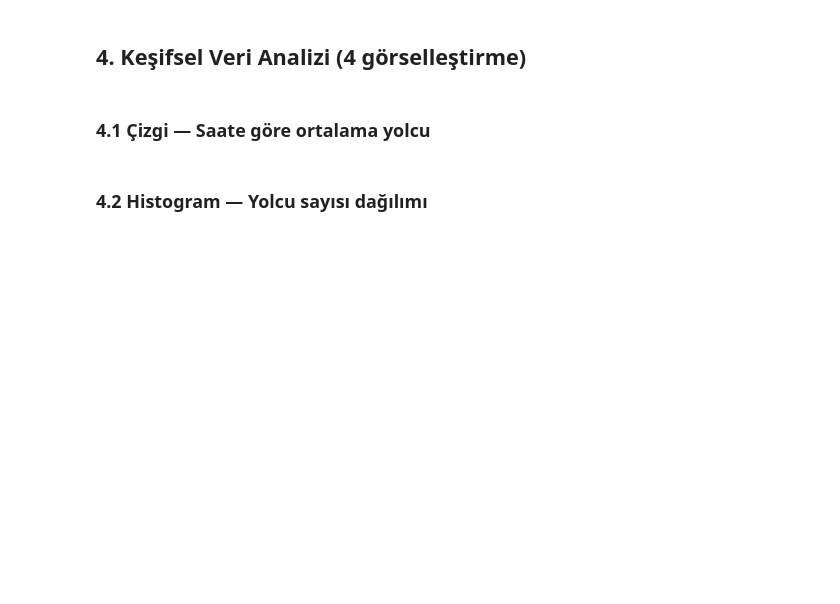
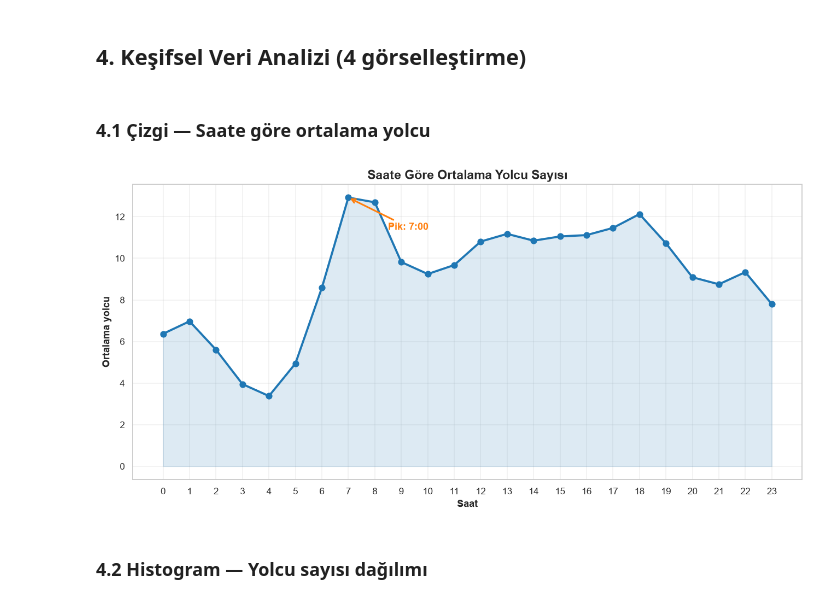
Before and after one commit to gurkankilinc/Veri-Bilimi-Final-Projesi, a Jupyter notebook: notebooks/analiz.ipynb, the cells around one changed output. Cells and saved outputs as stored; diff of their text form; code cells hidden in the pictures; blank space fills up the shorter version.

```diff
--- a/notebooks/analiz.ipynb
+++ b/notebooks/analiz.ipynb
@@ -32,14 +50,19 @@ ANA_RENK = PALET[2]                          # tek seri grafiklerde kullanılaca
 > bu eşlemeyi kullanır; başka hiçbir yeri elle değiştirmene gerek kalmaz.
 # %%
 # Sol taraf: kodun kullandığı standart adlar — DEĞİŞTİRME
-# Sağ taraf: CSV'deki gerçek sütun adları — Adım 2'den sonra DÜZELT
+# Sağ taraf: CSV'deki gerçek sütun adları
+# ÖNEMLİ: 'transition_date' yalnızca TARİH içerir; saat ayrı sütunda: 'transition_hour'.
+# Ayrıca 'line' = güzergah adı, 'line_name' = hat KODU (55T). Pareto için kodu kullanıyoruz.
 S = {
-    "tarih":        "transition_date",        # tarih-saat sütunu
-    "tur":          "transport_type_desc",    # ulaşım türü (OTOBÜS, METRO, ...)
-    "hat":          "line",                   # hat adı
-    "yolcu":        "number_of_passenger",    # yolcu sayısı (hedef değişken)
+    "tarih":    "transition_date",     # sadece tarih (saat yok!)
+    "saat_col": "transition_hour",     # saat (0-23) — ASIL saat bilgisi burada
+    "tur_id":   "transport_type_id",   # 1=Karayolu(Otobüs), 2=Raylı, 3=Deniz
+    "hat":      "line_name",           # hat KODU (55T, 522...) — Pareto için
+    "guzergah": "line",                # güzergah adı (GAZIOSMANPASA-TAKSIM)
+    "yolcu":    "number_of_passenger", # hedef değişken
+    "yol_tipi": "road_type",
 }
-OTOBUS_DEGERI = "OTOBÜS"   # 'tur' sütununda otobüsü ifade eden değer
+OTOBUS_TUR_ID = 1  # transport_type_id == 1 → Karayolu (otobüs)
 # %% [markdown]
 ## 2. Veri Yükleme ve Tanıma
 # %%
@@ -85,4 +173,14 @@ print("Tatil günü kayıt sayısı:", int(df["tatil_mi"].sum()))
 # %%
-# --- 3.3 Otobüse filtrele (tema: İETT) ---
-otobus = df[df[S["tur"]].astype(str).str.upper() == OTOBUS_DEGERI].copy()
-print("Otobüs satır sayısı:", len(otobus))
+# --- 3.3 Resmî tatil işaretleme (2023 Türkiye resmî tatilleri) ---
+RESMI_TATILLER_2023 = pd.to_datetime([
+    "2023-01-01",                                          # Yılbaşı
+    "2023-04-21", "2023-04-22", "2023-04-23",              # Ramazan Bayramı
+    "2023-04-23",                                          # 23 Nisan
+    "2023-05-01", "2023-05-19",                            # 1 Mayıs, 19 Mayıs
+    "2023-06-28", "2023-06-29", "2023-06-30", "2023-07-01",# Kurban Bayramı
+    "2023-07-15",                                          # 15 Temmuz
+    "2023-08-30",                                          # 30 Ağustos
+    "2023-10-29",                                          # Cumhuriyet Bayramı
+])
+otobus["tatil_mi"] = otobus["tarih_gun"].isin(RESMI_TATILLER_2023)
+print("Tatil günü kayıt sayısı:", int(otobus["tatil_mi"].sum()))
@@ -108,10 +216,21 @@ print("Temiz veri kaydedildi:", otobus.shape)
 ### 4.1 Çizgi — Saate göre ortalama yolcu
 # %%
 saatlik = otobus.groupby("saat")[S["yolcu"]].mean()
-ax = saatlik.plot(marker="o", color=ANA_RENK, linewidth=2)
+fig, ax = plt.subplots()
+ax.plot(saatlik.index, saatlik.values, marker="o", color=ANA_RENK,
+        linewidth=2.5, markersize=7, zorder=3)
+ax.fill_between(saatlik.index, saatlik.values, alpha=0.15, color=ANA_RENK)
+pik = int(saatlik.idxmax())
+ax.annotate(f"Pik: {pik}:00", xy=(pik, saatlik.max()),
+            xytext=(pik + 1.5, saatlik.max() * 0.88), fontweight="bold", color=VURGU,
+            arrowprops=dict(arrowstyle="->", color=VURGU, lw=2))
+ax.set_xticks(range(0, 24))
 ax.set(title="Saate Göre Ortalama Yolcu Sayısı", xlabel="Saat", ylabel="Ortalama yolcu")
+binlik(ax)
 plt.tight_layout(); plt.savefig("../figures/01_saatlik_cizgi.png", dpi=120, bbox_inches="tight")
 plt.show()
+# %% [output]
+[figure, added]
 # %% [markdown]
 ### 4.2 Histogram — Yolcu sayısı dağılımı
 # %%
```
Also changed, not shown: parts of 33 cells of this notebook.
